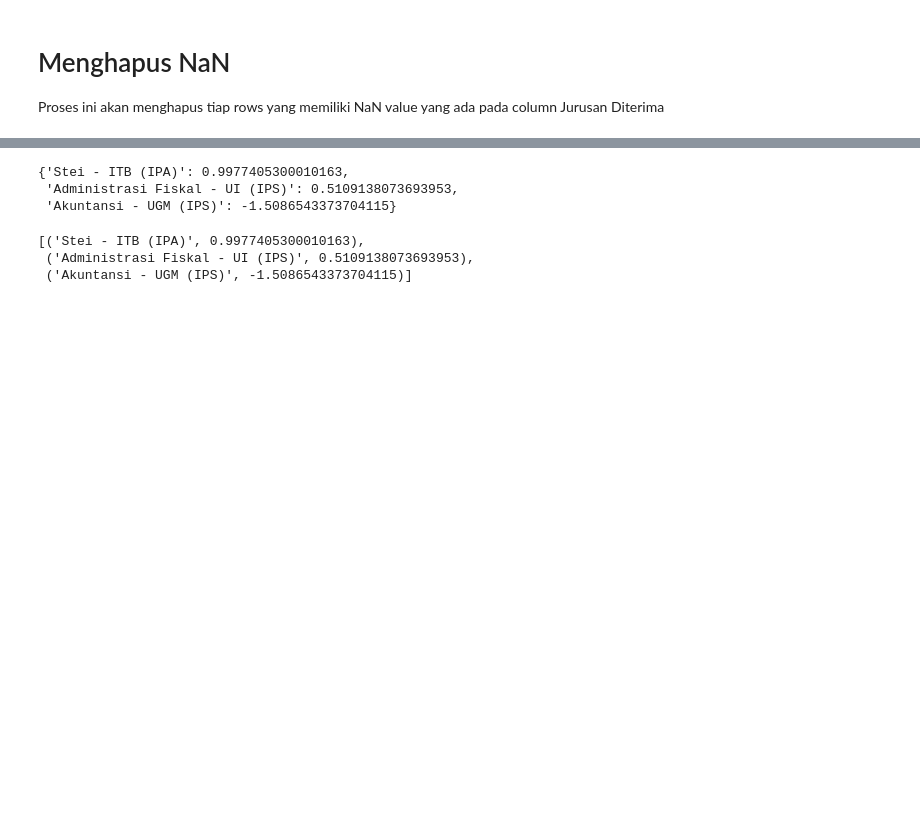
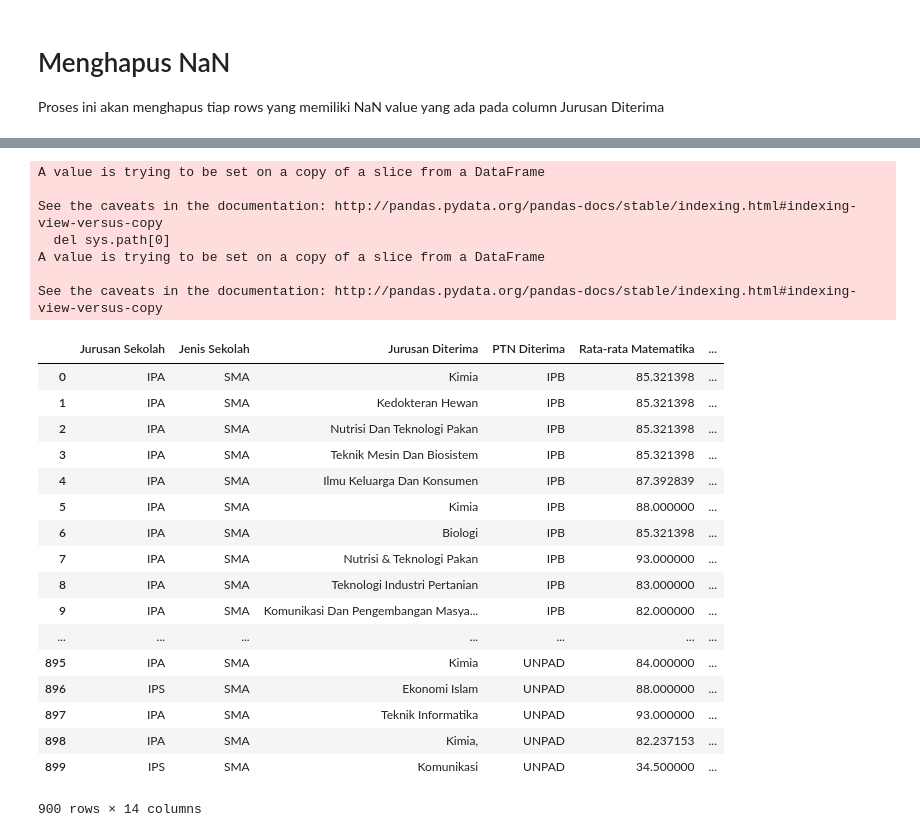
Before and after one commit to jamalakbara/tugas-akhir-dss, a Jupyter notebook: Cleaning Data/Cleaning dataset.ipynb, the cells around one changed output, grey strips where cells are left out. Drawn from its saved outputs; the diff is of its cells as text; code cells hidden in the pictures; blank space fills up the shorter version.

Commit message:
cleaning(ok) simulasi(ok) akurasi(nyobain)

```diff
--- a/Cleaning Data/Cleaning dataset.ipynb
+++ b/Cleaning Data/Cleaning dataset.ipynb
@@ -225,10 +217,16 @@ def remove_nan(data):
 def clean_jurusan_ptn(data):
     for i in range(len(data)):
         for column in data:
-            if column == "Jurusan Diterima":
-                data[column][i] = data[column][i].title()
-            elif column == "PTN Diterima":
-                data[column][i] = data[column][i].upper()
+            if column == "Jurusan Diterima"  or column == "Jurusan Pilihan I di PTN Pilihan I" or column == "Jurusan Pilihan II di PTN Pilihan I" or column == "Jurusan Pilihan I di PTN Pilihan II" or column == "Jurusan Pilihan II di PTN Pilihan II":
+                if isinstance(data[column][i], float):
+                    pass
+                else:
+                    data[column][i] = data[column][i].title()
+            elif column == "PTN Diterima" or column == "PTN Pilihan I" or column == "PTN Pilihan II":
+                if isinstance(data[column][i], float):
+                    pass
+                else:
+                    data[column][i] = data[column][i].upper()
 
     return data
 # %%
@@ -364,14 +399,11 @@ datasets = ["Data SNMPTN 2016 IPB by @halokampus.csv",
             "Data SNMPTN 2016 UI by @halokampus.csv",
             "Data SNMPTN 2016 Unair by @halokampus.csv",
             "Data SNMPTN 2016 Undip by @halokampus.csv",
-            "Data SNMPTN 2016 Unpad by @halokampus.csv",]
-
-result = clean(datasets)
-
-data_sort = sort_data(result)
-
-list_jurusan_ptn = get_jurusan_ptn(data_sort)
-
-tabel_alternatif = get_tabel_alternatif(data_sort, list_jurusan_ptn)
-
-tabel_alternatif
+            "Data SNMPTN 2016 Unpad by @halokampus.csv",
+            "Data SNMPTN 2017 IPB by @halokampus.csv",
+            "Data SNMPTN 2017 ITB by @halokampus.csv",
+            "Data SNMPTN 2017 ITS by @halokampus.csv",
+            "Data SNMPTN 2017 UGM by @halokampus.csv",
+            "Data SNMPTN 2017 UI by @halokampus.csv",
+            "Data SNMPTN 2017 Unair by @halokampus.csv",
+            "Data SNMPTN 2017 Unpad by @halokampus.csv",]
@@ -540,17 +410,30 @@ leaving_flow
-# %%
-net_flow = {}
-
-for jurusan in pilihan_jurusan:
-    net_flow[jurusan] = entering_flow[jurusan] - leaving_flow[jurusan]
-
-net_flow
-# %% [output]
-{'Stei - ITB (IPA)': 0.9977405300010163,
- 'Administrasi Fiskal - UI (IPS)': 0.5109138073693953,
- 'Akuntansi - UGM (IPS)': -1.5086543373704115}
-# %%
-sorted(net_flow.items(), key = lambda kv:(kv[1], kv[0]), reverse = True)
-# %% [output]
-[('Stei - ITB (IPA)', 0.9977405300010163),
- ('Administrasi Fiskal - UI (IPS)', 0.5109138073693953),
- ('Akuntansi - UGM (IPS)', -1.5086543373704115)]
+# %%
+result = clean(datasets)
+
+result
+# %% [output]
+A value is trying to be set on a copy of a slice from a DataFrame
+
+See the caveats in the documentation: http://pandas.pydata.org/pandas-docs/stable/indexing.html#indexing-view-versus-copy
+  del sys.path[0]
+A value is trying to be set on a copy of a slice from a DataFrame
+
+See the caveats in the documentation: http://pandas.pydata.org/pandas-docs/stable/indexing.html#indexing-view-versus-copy
+|  | Jurusan Sekolah | Jenis Sekolah | Jurusan Diterima | PTN Diterima | Rata-rata Matematika | ... |
+| 0 | IPA | SMA | Kimia | IPB | 85.321398 | ... |
+| 1 | IPA | SMA | Kedokteran Hewan | IPB | 85.321398 | ... |
+| 2 | IPA | SMA | Nutrisi Dan Teknologi Pakan | IPB | 85.321398 | ... |
+| 3 | IPA | SMA | Teknik Mesin Dan Biosistem | IPB | 85.321398 | ... |
+| 4 | IPA | SMA | Ilmu Keluarga Dan Konsumen | IPB | 87.392839 | ... |
+| 5 | IPA | SMA | Kimia | IPB | 88.000000 | ... |
+| 6 | IPA | SMA | Biologi | IPB | 85.321398 | ... |
+| 7 | IPA | SMA | Nutrisi & Teknologi Pakan | IPB | 93.000000 | ... |
+| 8 | IPA | SMA | Teknologi Industri Pertanian | IPB | 83.000000 | ... |
+| 9 | IPA | SMA | Komunikasi Dan Pengembangan Masya... | IPB | 82.000000 | ... |
+| ... | ... | ... | ... | ... | ... | ... |
+| 895 | IPA | SMA | Kimia | UNPAD | 84.000000 | ... |
+| 896 | IPS | SMA | Ekonomi Islam | UNPAD | 88.000000 | ... |
+| 897 | IPA | SMA | Teknik Informatika | UNPAD | 93.000000 | ... |
+| 898 | IPA | SMA | Kimia, | UNPAD | 82.237153 | ... |
+| 899 | IPS | SMA | Komunikasi | UNPAD | 34.500000 | ... |
+900 rows × 14 columns
```
Also changed, not shown: parts of 14 cells of this notebook, 12 other files.
